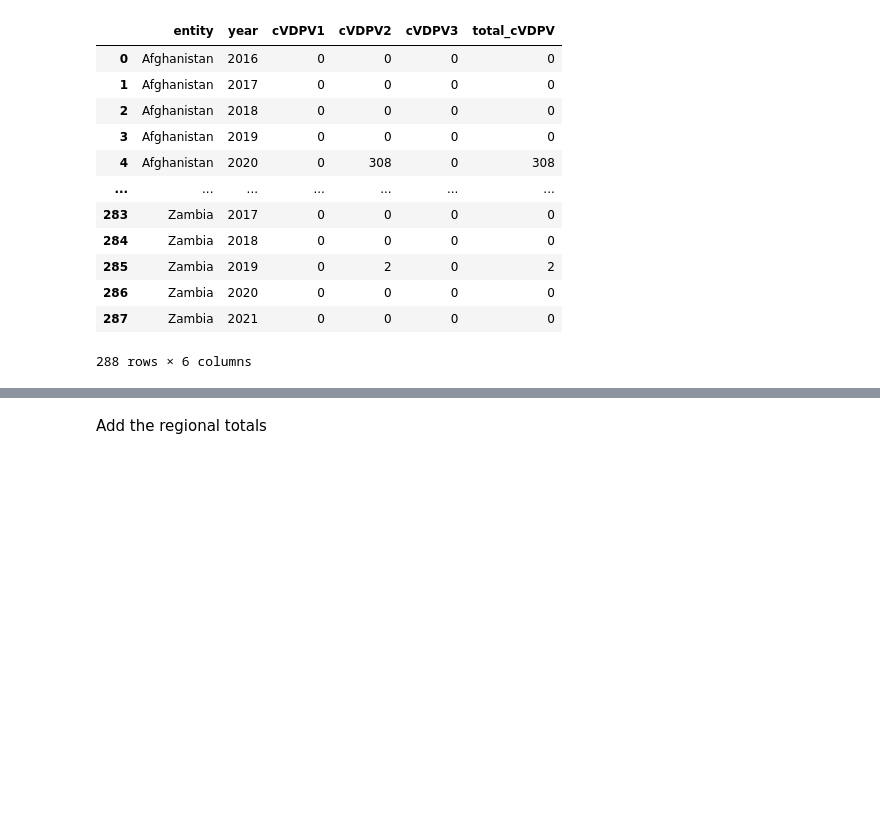
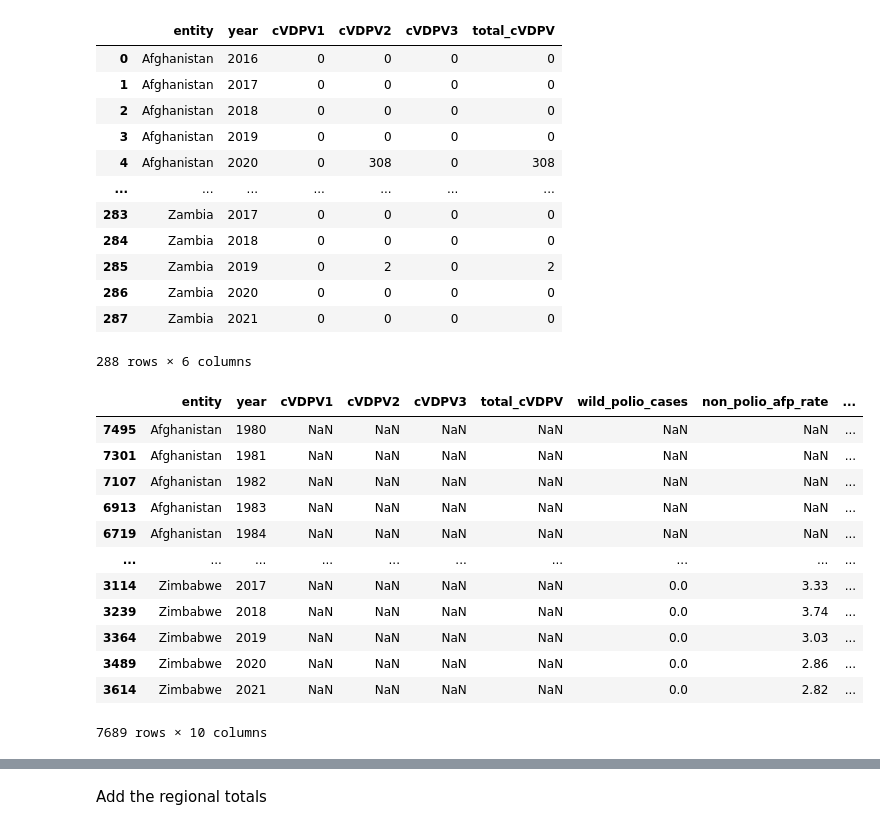
Before and after one commit to owid/notebooks, a Jupyter notebook: FionaSpooner/polio_cases/combine_polio_data.ipynb, the cells around one changed output, grey strips where cells are left out. Cells and saved outputs as stored; diff of their text form; code cells hidden in the pictures; blank space fills up the shorter version.

```diff
--- a/FionaSpooner/polio_cases/combine_polio_data.ipynb
+++ b/FionaSpooner/polio_cases/combine_polio_data.ipynb
@@ -133,8 +131,23 @@ vd_df
 288 rows × 6 columns
 # %%
 
-polio_df = vd_df.merge(who_both, on=['entity','year', 'total_cVDPV'], how='outer').merge(afp_stool_data, on=['entity','year'], how='outer')
-polio_df = polio_df.groupby(['year','entity'],as_index=False).first()
+polio_df = vd_df.merge(who_ext_vdpv, on=['entity','year', 'total_cVDPV'], how='outer').merge(who_ext_wild, on=['entity','year'], how='outer').merge(who_melt, on=['entity','year'], how='outer')
+#polio_df = polio_df.groupby(['year','entity'],as_index=False).first()
+polio_df.sort_values(by=['entity','year'])
+# %% [output]
+|  | entity | year | cVDPV1 | cVDPV2 | cVDPV3 | total_cVDPV | wild_polio_cases | non_polio_afp_rate | ... |
+| 7495 | Afghanistan | 1980 | NaN | NaN | NaN | NaN | NaN | NaN | ... |
+| 7301 | Afghanistan | 1981 | NaN | NaN | NaN | NaN | NaN | NaN | ... |
+| 7107 | Afghanistan | 1982 | NaN | NaN | NaN | NaN | NaN | NaN | ... |
+| 6913 | Afghanistan | 1983 | NaN | NaN | NaN | NaN | NaN | NaN | ... |
+| 6719 | Afghanistan | 1984 | NaN | NaN | NaN | NaN | NaN | NaN | ... |
+| ... | ... | ... | ... | ... | ... | ... | ... | ... | ... |
+| 3114 | Zimbabwe | 2017 | NaN | NaN | NaN | NaN | 0.0 | 3.33 | ... |
+| 3239 | Zimbabwe | 2018 | NaN | NaN | NaN | NaN | 0.0 | 3.74 | ... |
+| 3364 | Zimbabwe | 2019 | NaN | NaN | NaN | NaN | 0.0 | 3.03 | ... |
+| 3489 | Zimbabwe | 2020 | NaN | NaN | NaN | NaN | 0.0 | 2.86 | ... |
+| 3614 | Zimbabwe | 2021 | NaN | NaN | NaN | NaN | 0.0 | 2.82 | ... |
+7689 rows × 10 columns
 # %%
 polio_df[polio_df[['year','entity']].duplicated(keep=False)].sort_values(['year','entity'])
 # %% [output]
```
Also changed, not shown: parts of 18 cells of this notebook.
